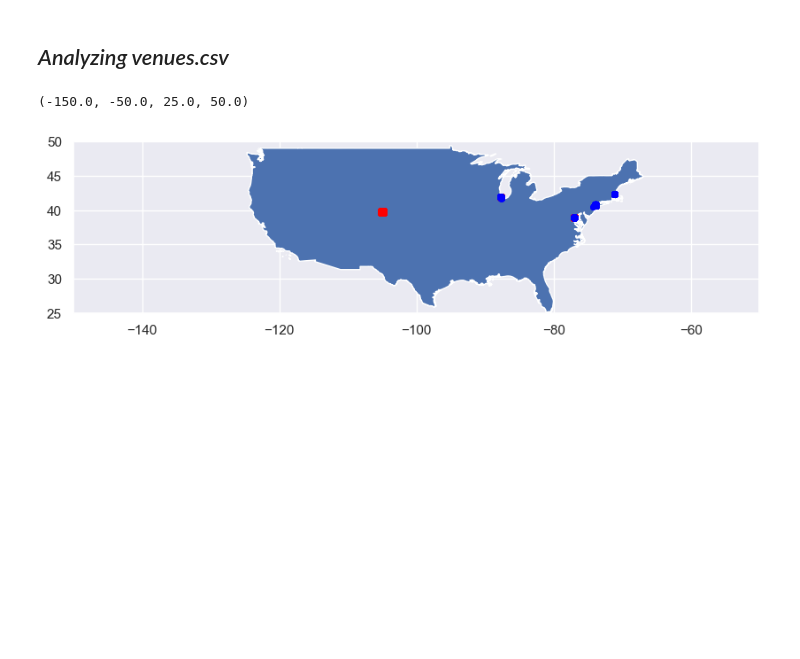
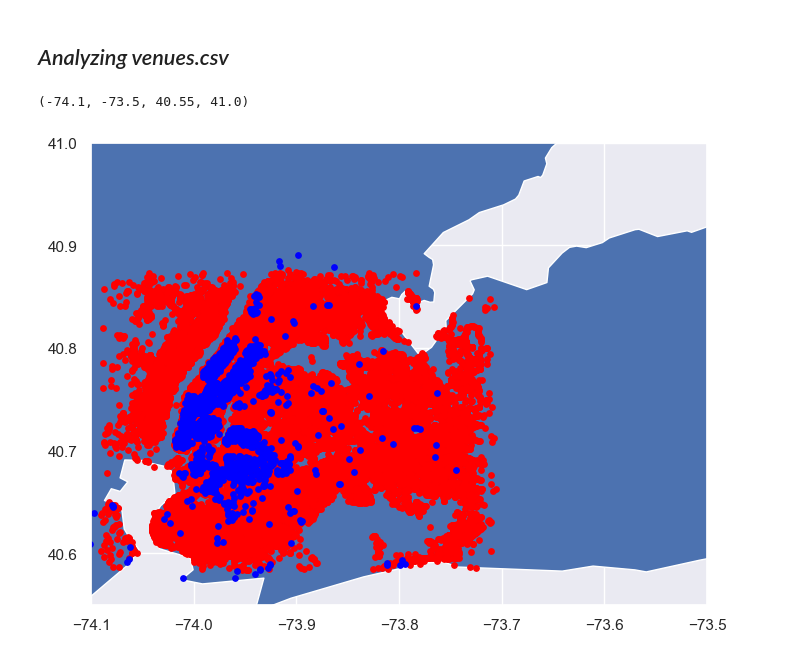
Before and after one commit to DavidB420/airbnbdataanalysis, a Jupyter notebook: airbnb final.ipynb, the cells around one changed output. Cells and saved outputs as stored; diff of their text form; code cells hidden in the pictures; blank space fills up the shorter version.

```diff
--- a/airbnb final.ipynb
+++ b/airbnb final.ipynb
@@ -237,25 +239,27 @@ calendarDF.boxplot(by="metro_area",column=['price'])
 # %%
 from shapely.geometry import Point
 import geopandas as gpd
 from geopandas import GeoDataFrame
 
 venuesDF = pd.read_csv("datasets/venues.csv.gz",compression="gzip")
 
+listingsDF2 = listingsDF.sort_values(by=['price']).tail(5982)
+
 geometry = [Point(xy) for xy in zip(venuesDF['longitude'], venuesDF['latitude'])]
 gdf = GeoDataFrame(venuesDF, geometry=geometry)
-geometry2 = [Point(xy) for xy in zip(listingsDF['longitude'], listingsDF['latitude'])]
-gdf2 = GeoDataFrame(listingsDF, geometry=geometry2)
+geometry2 = [Point(xy) for xy in zip(listingsDF2['longitude'], listingsDF2['latitude'])]
+gdf2 = GeoDataFrame(listingsDF2, geometry=geometry2)
 
 
 #this is a simple map that goes with geopandas
 world = gpd.read_file('datasets/cb_2018_us_nation_5m.shp')
 world = world.plot(figsize=(10, 6))
 gdf.plot(ax=world, marker='o', color='red', markersize=15)
 gdf2.plot(ax=world, marker='o', color='blue', markersize=15)
 
 plt.pyplot.axis([-150, -50, 25, 50])
 
-#plt.pyplot.axis([-105, -100, 39.7, 39.7]) #x_min, x_max, y_min, y_max use this line for zooming using matplotlib, plotly with 300k points brings an i7 to its knees
+plt.pyplot.axis([-74.1, -73.5, 40.55, 41]) #x_min, x_max, y_min, y_max use this line for zooming using matplotlib, plotly with 300k points brings an i7 to its knees
 # %% [output]
-(-150.0, -50.0, 25.0, 50.0)
+(-74.1, -73.5, 40.55, 41.0)
-[figure, old version]
+[figure, new version]
```
Also changed, not shown: parts of 6 cells of this notebook.
